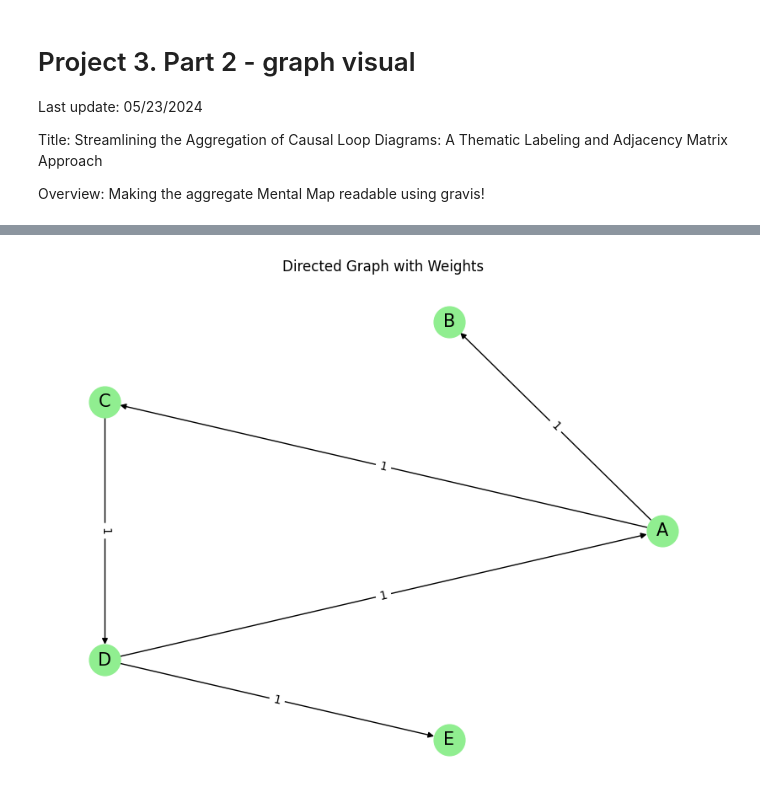
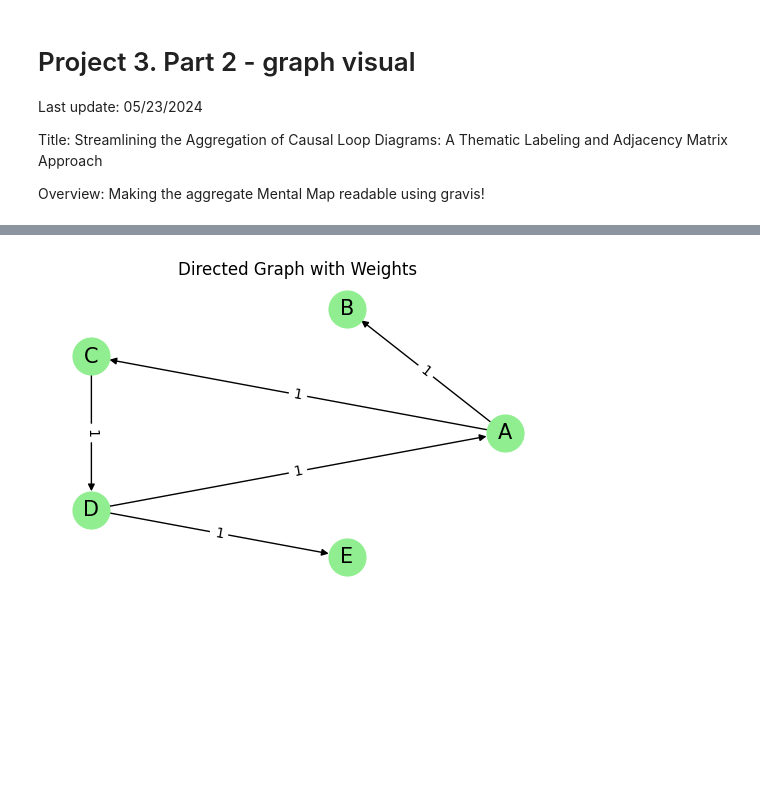
Before and after one commit to georgia-max/MentalMaps_Aggregation, a Jupyter notebook: notebook/graph_visual.ipynb, the cells around one changed output, grey strips where cells are left out. Cells and saved outputs as stored; diff of their text form; code cells hidden in the pictures; blank space fills up the shorter version.

```diff
--- a/notebook/graph_visual.ipynb
+++ b/notebook/graph_visual.ipynb
@@ -62,12 +60,13 @@ G2.add_nodes_from(nodes)
 # Add directed edges with weights
 edges = [("B", "A", 1), ("B", "C", 1), ("C", "D", 1), ("D", "A", 1), ("A", "B", 1)]
 G2.add_weighted_edges_from(edges)
-G2 = cld_nx.set_node_attributes(G2, 'cld', '2')
+G2 = cld_nx.set_node_attributes(G2, '2')
+G2 = cld_nx.set_edge_attributes(G2, '2')
 
 # Draw the graph
 pos = nx.circular_layout(G2)  # positions for all nodes
 
-plt.figure(figsize=(8, 6))
+plt.figure(figsize=(5, 3))
 nx.draw(G2, pos, with_labels=True, node_size=700, node_color='lightgreen', font_size=15, font_color='black', arrows=True)
 labels = nx.get_edge_attributes(G2, 'weight')
 nx.draw_networkx_edge_labels(G2, pos, edge_labels=labels)
@@ -79,29 +78,29 @@ plt.show()
 # %%
 # Create a directed graph
 G3 = nx.DiGraph()
 
 # Add nodes
 nodes = ["A", "B", "C", "D"]
 G3.add_nodes_from(nodes)
 
 # Add directed edges with weights
 edges = [("D", "E", 1), ("A", "C", 1), ("C", "D", 1), ("D", "A", 1), ("A", "B", 1)]
 G3.add_weighted_edges_from(edges)
-G3 = cld_nx.set_node_attributes(G3, 'cld', '3')
-G3 = cld_nx.set_node_attributes(G3, 'cld', '3')
+G3 = cld_nx.set_node_attributes(G3, '3')
+G3 = cld_nx.set_edge_attributes(G3, '3')
 
 # Draw the graph
 pos = nx.circular_layout(G3)  # positions for all nodes
 
-plt.figure(figsize=(8, 6))
+plt.figure(figsize=(5, 3))
 nx.draw(G3, pos, with_labels=True, node_size=700, node_color='lightgreen', font_size=15, font_color='black', arrows=True)
 labels = nx.get_edge_attributes(G3, 'weight')
 nx.draw_networkx_edge_labels(G3, pos, edge_labels=labels)
 
 plt.title("Directed Graph with Weights")
 plt.show()
 # %% [output]
-[figure, old version]
+[figure, new version]
 # %%
 G = nx.compose(G1, G2)
 
```
Also changed, not shown: parts of 13 cells of this notebook, 10 other files.
